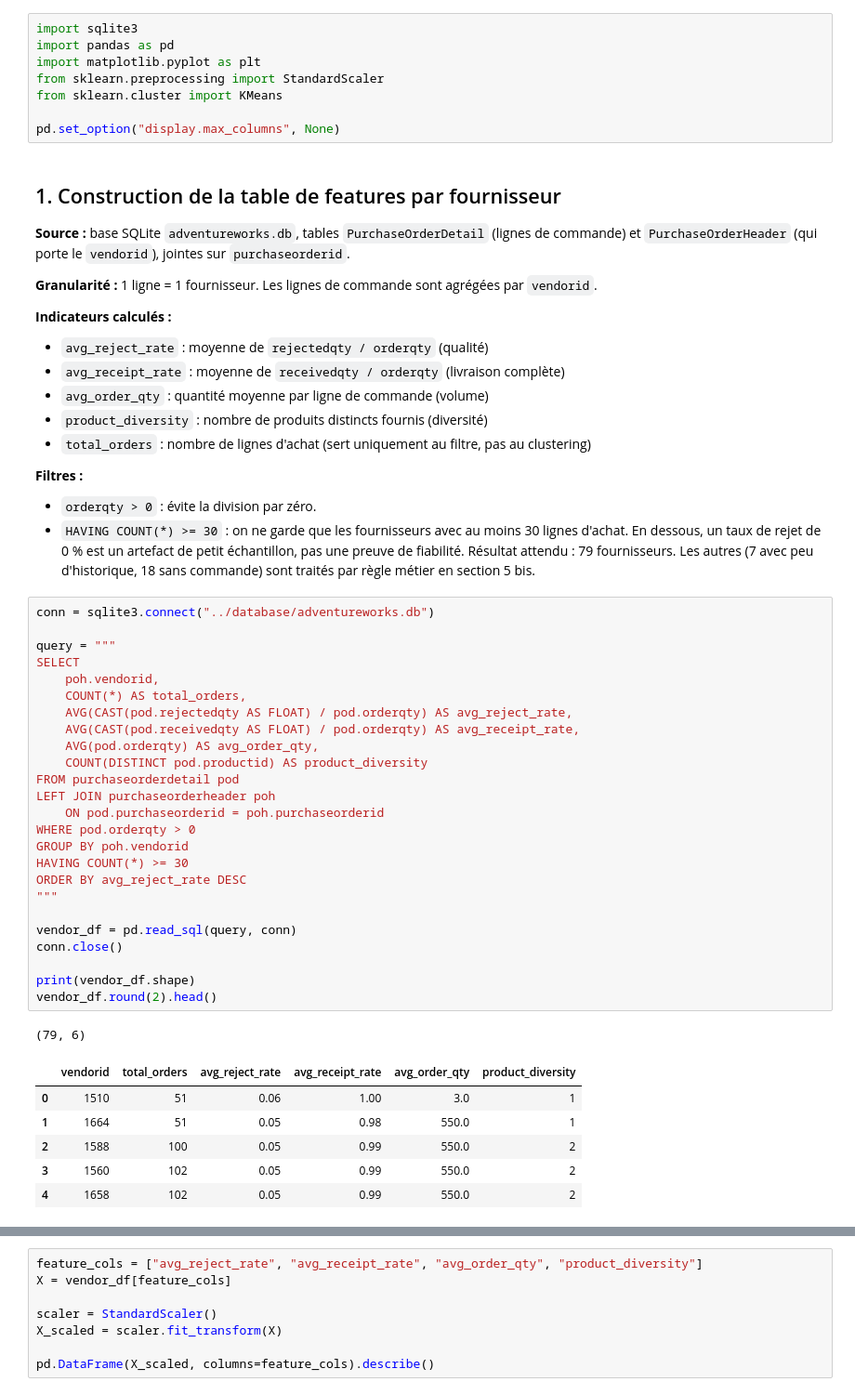
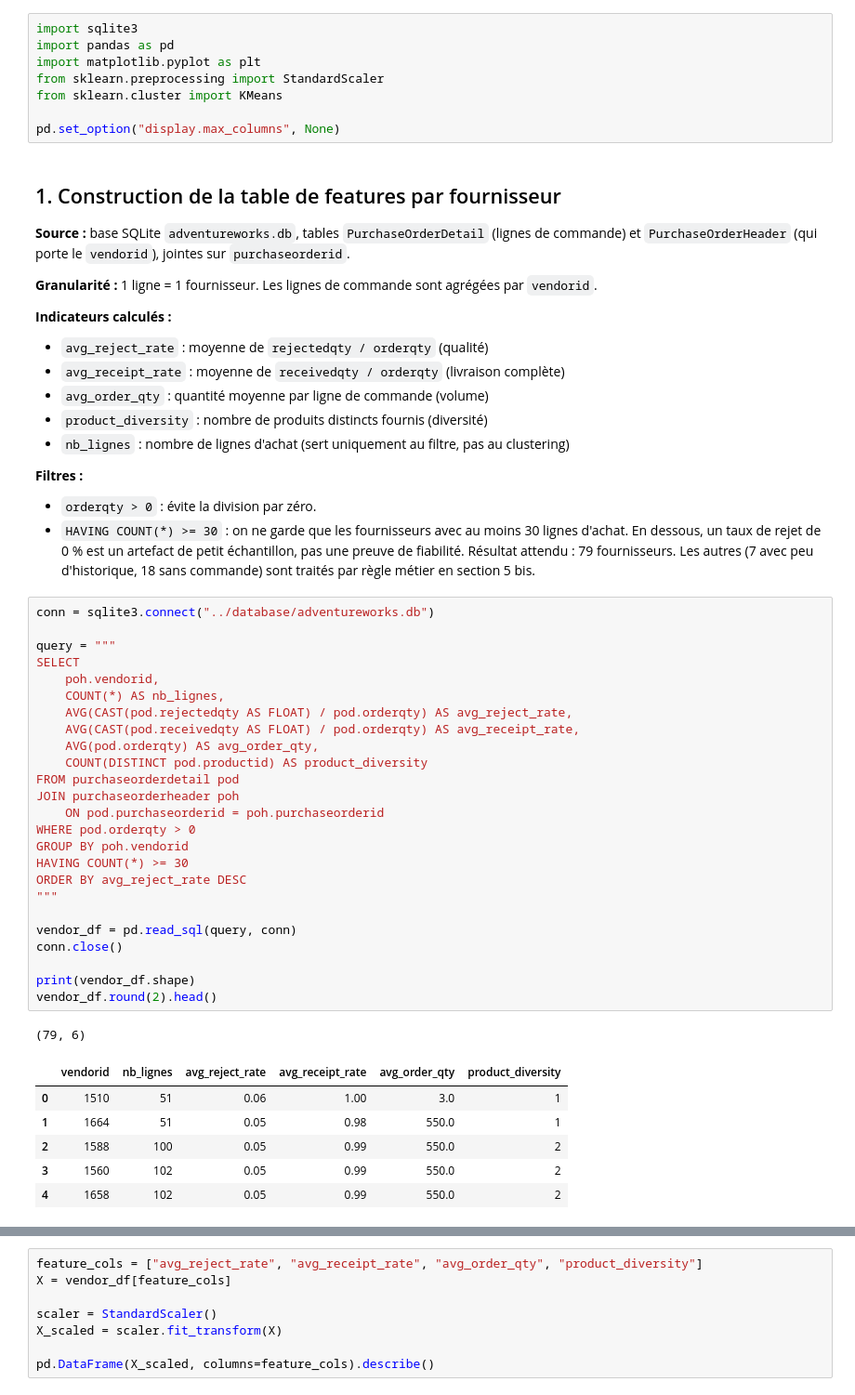
Before and after one commit to XiaoqingGdc/adventureworks-supply-chain-analysis, a Jupyter notebook: ml/clustering_fournisseur.ipynb, the cells around one changed output, grey strips where cells are left out. Shown at 93% size. Saved outputs shown, nothing was run; the diff lists cells and outputs as text.

```diff
--- a/ml/clustering_fournisseur.ipynb
+++ b/ml/clustering_fournisseur.ipynb
@@ -32,7 +32,7 @@ pd.set_option("display.max_columns", None)
 - `avg_receipt_rate` : moyenne de `receivedqty / orderqty` (livraison complète)
 - `avg_order_qty` : quantité moyenne par ligne de commande (volume)
 - `product_diversity` : nombre de produits distincts fournis (diversité)
-- `total_orders` : nombre de lignes d'achat (sert uniquement au filtre, pas au clustering)
+- `nb_lignes` : nombre de lignes d'achat (sert uniquement au filtre, pas au clustering)
 
 **Filtres :**
 - `orderqty > 0` : évite la division par zéro.
@@ -40,31 +40,31 @@ pd.set_option("display.max_columns", None)
 # %%
 conn = sqlite3.connect("../database/adventureworks.db")
 
 query = """
 SELECT
     poh.vendorid,
-    COUNT(*) AS total_orders,
+    COUNT(*) AS nb_lignes,
     AVG(CAST(pod.rejectedqty AS FLOAT) / pod.orderqty) AS avg_reject_rate,
     AVG(CAST(pod.receivedqty AS FLOAT) / pod.orderqty) AS avg_receipt_rate,
     AVG(pod.orderqty) AS avg_order_qty,
     COUNT(DISTINCT pod.productid) AS product_diversity
 FROM purchaseorderdetail pod
-LEFT JOIN purchaseorderheader poh
+JOIN purchaseorderheader poh
     ON pod.purchaseorderid = poh.purchaseorderid
 WHERE pod.orderqty > 0
 GROUP BY poh.vendorid
 HAVING COUNT(*) >= 30
 ORDER BY avg_reject_rate DESC
 """
 
 vendor_df = pd.read_sql(query, conn)
 conn.close()
 
 print(vendor_df.shape)
 vendor_df.round(2).head()
 # %% [output]
 (79, 6)
-|  | vendorid | total_orders | avg_reject_rate | avg_receipt_rate | avg_order_qty | product_diversity |
+|  | vendorid | nb_lignes | avg_reject_rate | avg_receipt_rate | avg_order_qty | product_diversity |
 | 0 | 1510 | 51 | 0.06 | 1.00 | 3.0 | 1 |
 | 1 | 1664 | 51 | 0.05 | 0.98 | 550.0 | 1 |
 | 2 | 1588 | 100 | 0.05 | 0.99 | 550.0 | 2 |
```
Also changed, not shown: parts of 12 cells of this notebook.
